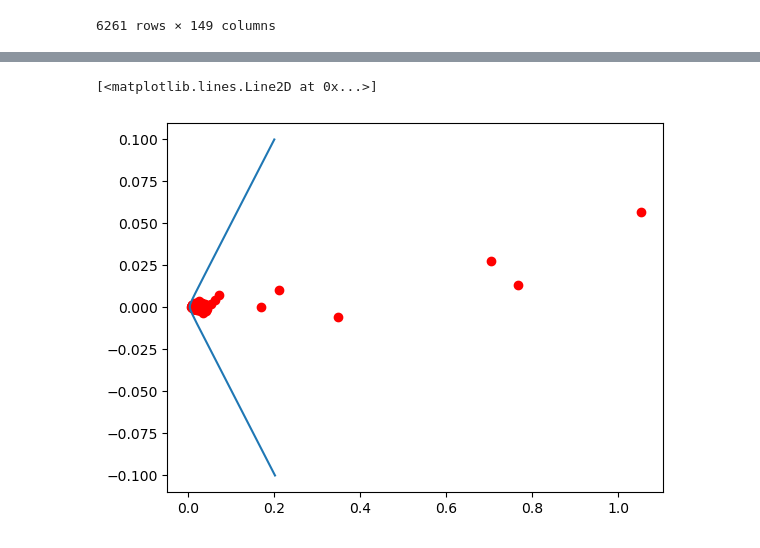
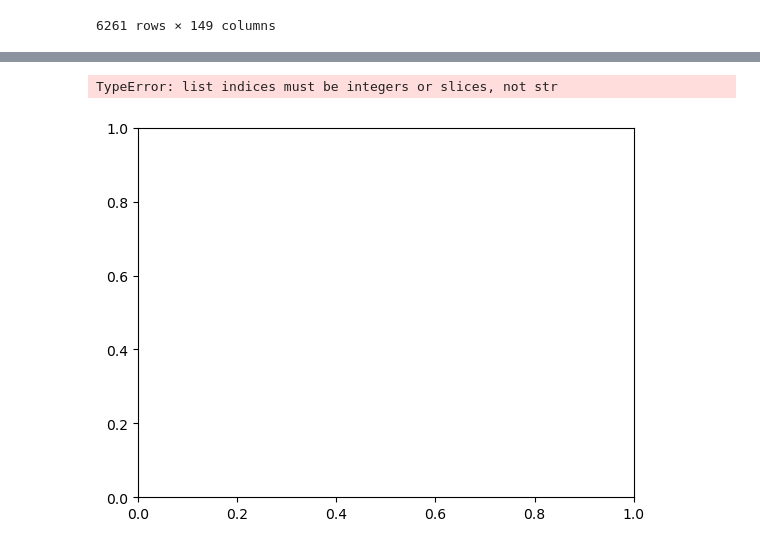
Before and after one commit to victoriawong1123/quant_asset, a Jupyter notebook: project_testing/qarm_self.ipynb, the cells around one changed output, grey strips where cells are left out. Drawn from its saved outputs; the diff is of its cells as text; code cells hidden in the pictures.

Commit message:
Objective function for optimization updated.

```diff
--- a/project_testing/qarm_self.ipynb
+++ b/project_testing/qarm_self.ipynb
@@ -215,0 +242,9 @@ ax.plot(f['mu_std'], f['mu_p'])
+# %%
+f = efficient_frontier(opt_mean.values, opt_vcv, 100)
+ax = plt.gca()
+ax.plot(f[0]['mu_std'], f[0]['mu_p'])
+mvp_weight = f[1]
+mvp_retr = f[2]
+mvp_vcv2 = f[3]
+ax.plot(mvp_vcv2, mvp_retr, 'o', 'r')
+ax.plot(optimal_variance, optimal_mu, 'o', 'r')
@@ -244,25 +294,25 @@ f
 # %%
 ax = plt.gca()
 y2 = np.sqrt(f['mu_std']) # this is actually the squared root of the variance
 
 
 pmus = []
 pvols = []
-for i in range(len(random_weight.columns)):
-    res = ef_optimization(opt_vcv, random_weight.iloc[:, i], risk_free=False)
-
-    pmu = res.x @ opt_mean
-    pvol = res.x.T @ opt_vcv @ res.x
-    pmus.append(pmu)
-    pvols.append(pvol)
-    ax.plot(np.sqrt(pvol).T, pmu, 'ro')
-
-# ax.set_ylim(-0.01, 0.02)
-# ax.set_xlim(0, 0.05)
-ax.plot(y2, f['mu_p'])
+# for i in range(len(random_weight.columns)):
+#     res = ef_optimization(opt_vcv, random_weight.iloc[:, i], risk_free=False)
+#
+#     pmu = res.x @ opt_mean
+#     pvol = res.x.T @ opt_vcv @ res.x
+#     pmus.append(pmu)
+#     pvols.append(pvol)
+#     ax.plot(np.sqrt(pvol).T, pmu, 'ro')
+#
+# # ax.set_ylim(-0.01, 0.02)
+# # ax.set_xlim(0, 0.05)
+# ax.plot(y2, f['mu_p'])
 # %% [output]
-[<matplotlib.lines.Line2D at 0x...>]
+TypeError: list indices must be integers or slices, not str
-[figure, old version]
+[figure, new version]
 # %%
 ax = plt.gca()
 ax.plot(pvols, pmus, 'ro')
```
Also changed, not shown: parts of 23 cells of this notebook.
